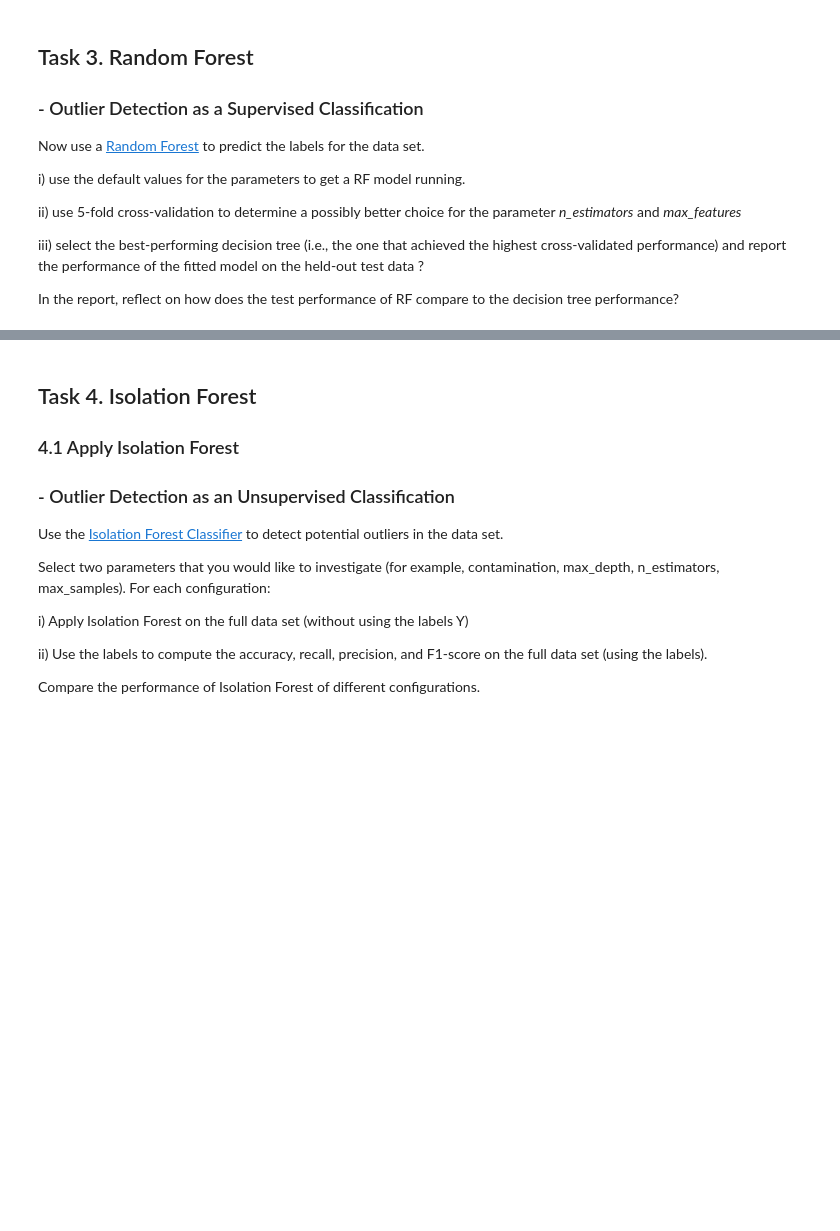
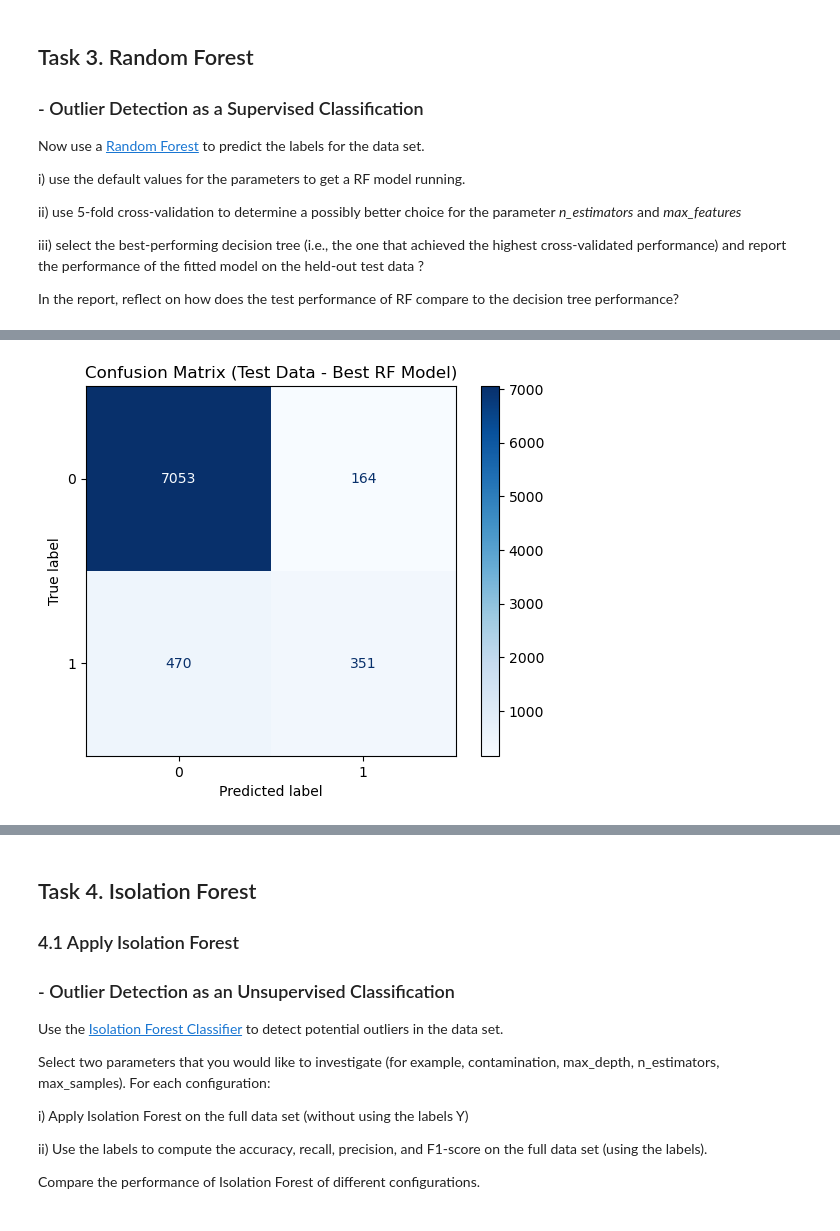
Before and after one commit to dmHarmsen/APML-Assignement-1, a Jupyter notebook: Assignment 1.ipynb, the cells around one changed output, grey strips where cells are left out. Drawn from its saved outputs; the diff is of its cells as text; code cells hidden in the pictures; blank space fills up the shorter version.

Commit message:
validation in 4 and 5.1

```diff
--- a/Assignment 1.ipynb
+++ b/Assignment 1.ipynb
@@ -777,0 +699,90 @@ weighted avg       0.91      0.92      0.91      8038
+# %%
+import pandas as pd
+import numpy as np
+from sklearn.ensemble import RandomForestClassifier
+from sklearn.model_selection import train_test_split, GridSearchCV
+from sklearn.metrics import (
+    accuracy_score,
+    recall_score,
+    f1_score,
+    confusion_matrix,
+    ConfusionMatrixDisplay,
+    make_scorer
+)
+import matplotlib.pyplot as plt
+
+
+data = pd.read_csv('dataBank-additional-full_normalised_sampled.csv')  # Adjust file name as needed
+
+# Step 2: Define X and y
+X = data.drop(columns=['class'])  # Replace 'class' with your target column
+y = data['class']
+
+# Step 3: Split the data into training and testing sets
+X_train, X_test, y_train, y_test = train_test_split(X, y, test_size=0.2, random_state=42)
+
+# Step 4: Hyperparameter Tuning with GridSearchCV
+scoring_metrics = {
+    'accuracy': 'accuracy',
+    'recall': make_scorer(recall_score, average='macro'),
+    'f1': make_scorer(f1_score, average='macro')
+}
+
+
+param_grid = {
+    'n_estimators': [50, 100, 150, 200],
+    'max_features': ['auto', 'sqrt', 'log2']
+}
+
+# GridSearchCV with multiple metrics
+grid_search = GridSearchCV(
+    estimator=RandomForestClassifier(random_state=42),
+    param_grid=param_grid,
+    scoring=scoring_metrics,
+    refit='accuracy',  # Refits the model using the best accuracy
+    cv=5  # 5-fold cross-validation
+)
+
+# Fit GridSearchCV on training data
+grid_search.fit(X_train, y_train)
+
+# Extract validation scores for the best model
+best_index = grid_search.best_index_
+results = grid_search.cv_results_
+
+print("\nValidation Scores for the Best Model:")
+print(f"Best Parameters: {grid_search.best_params_}")
+print(f"Validation Accuracy: {results['mean_test_accuracy'][best_index]:.4f}")
+print(f"Validation Recall: {results['mean_test_recall'][best_index]:.4f}")
+print(f"Validation F1-Score: {results['mean_test_f1'][best_index]:.4f}")
+
+# Step 5: Evaluate the Best Model on the Test Set
+best_rf_model = grid_search.best_estimator_
+y_pred_best = best_rf_model.predict(X_test)
+
+print("\nTest Scores for the Best Model:")
+print(f"Test Accuracy: {accuracy_score(y_test, y_pred_best):.4f}")
+print(f"Test Recall: {recall_score(y_test, y_pred_best, average='macro'):.4f}")
+print(f"Test F1-Score: {f1_score(y_test, y_pred_best, average='macro'):.4f}")
+
+# Step 6: Visualize Confusion Matrix for Test Data
+conf_matrix = confusion_matrix(y_test, y_pred_best)
+disp = ConfusionMatrixDisplay(confusion_matrix=conf_matrix, display_labels=np.unique(y))
+disp.plot(cmap=plt.cm.Blues)
+plt.title("Confusion Matrix (Test Data - Best RF Model)")
+plt.show()
+
+# Step 7: Visualize Validation Performance Across Parameters
+
+validation_accuracies = results['mean_test_accuracy']
+
+
+plt.figure(figsize=(8, 6))
+plt.plot(range(len(validation_accuracies)), validation_accuracies, marker='o', label="Validation Accuracy")
+plt.xlabel("Parameter Combination Index")
+plt.ylabel("Validation Accuracy")
+plt.title("Validation Accuracy Across Parameter Combinations")
+plt.legend()
+plt.grid()
+plt.show()
+# %% [output]
@@ -777,0 +799 @@ weighted avg       0.91      0.92      0.91      8038
+[figure, added]
```
Also changed, not shown: parts of 15 cells of this notebook.
